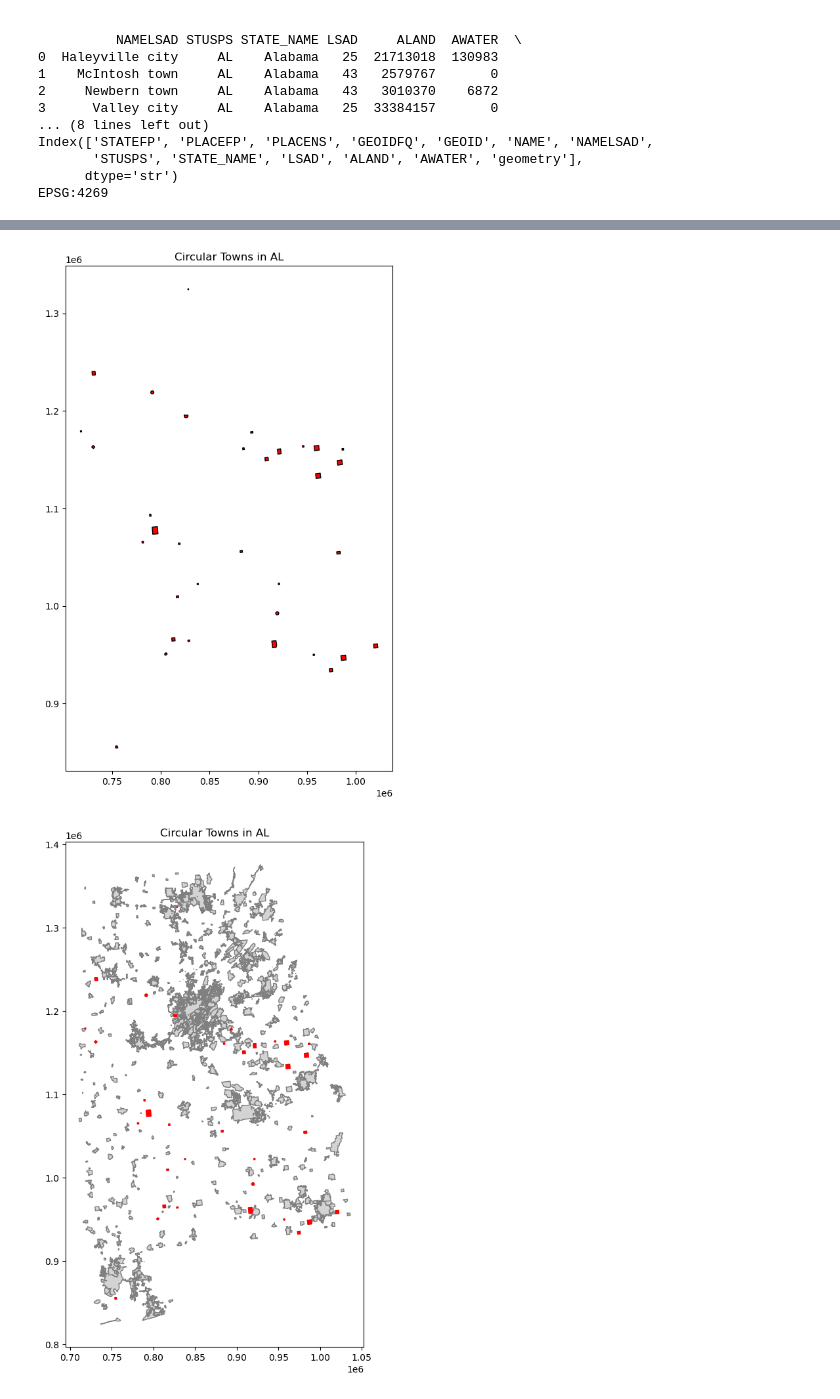
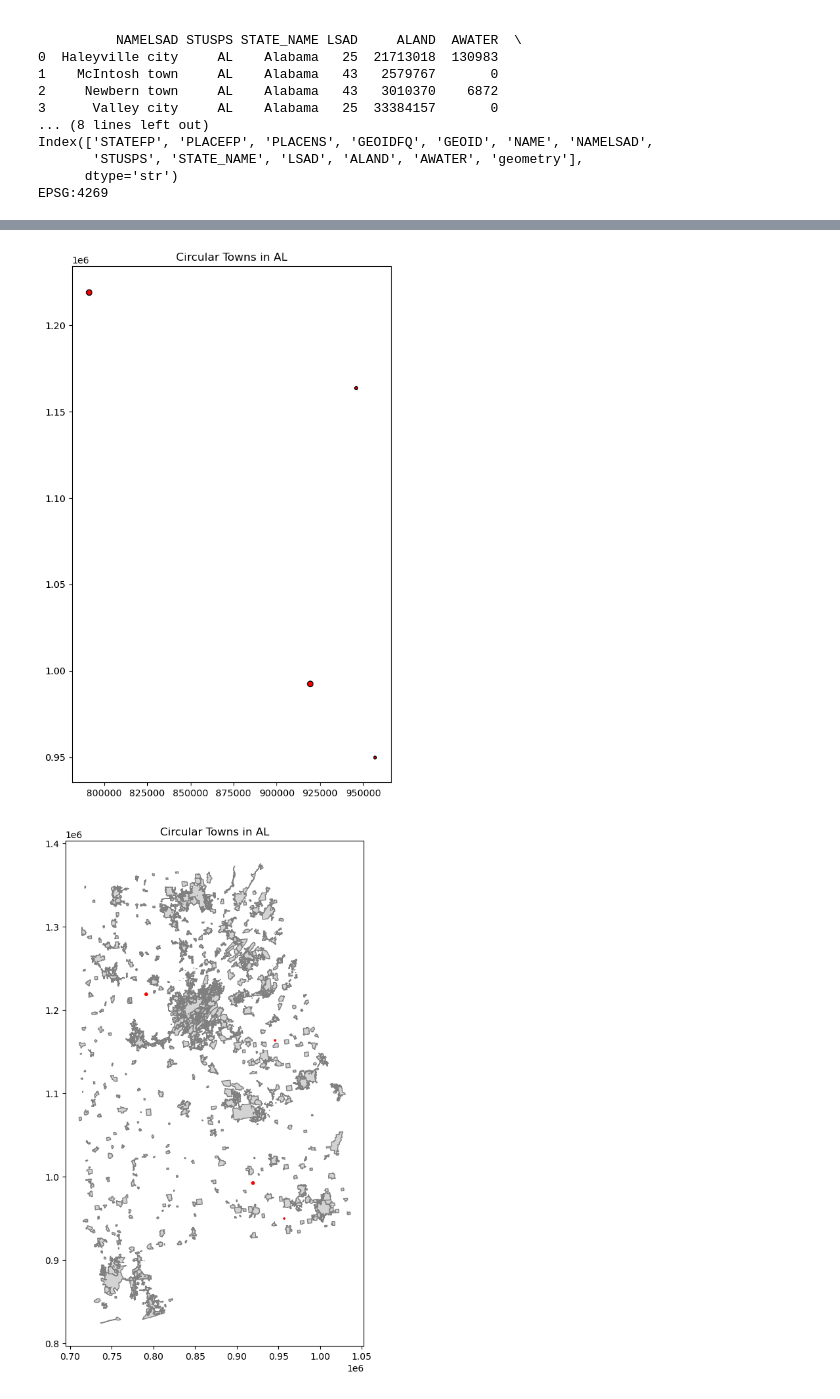
Before and after one commit to JAEL65/In-Class-Activity-2-AES-408, a Jupyter notebook: Alabamacirculartowns-1.ipynb, the cells around one changed output, grey strips where cells are left out. Cells and saved outputs as stored; diff of their text form; code cells hidden in the pictures.

```diff
--- a/Alabamacirculartowns-1.ipynb
+++ b/Alabamacirculartowns-1.ipynb
@@ -3,11 +3,12 @@ import geopandas as gpd
 import numpy as np
 import matplotlib.pyplot as plt
 
-gdf = gpd.read_file(r"C:\Users\jaely\OneDrive\Documents\AES408\cb_2024_01_place_500k\cb_2024_01_place_500k.shp")
+places = gpd.read_file(r"C:\Users\jaely\OneDrive\Documents\AES408\cb_2024_01_place_500k\cb_2024_01_place_500k.shp")
+states = gpd.read_file(r"C:\Users\jaely\OneDrive\Documents\AES408\cb_2024_us_state_500k\cb_2024_us_state_500k.shp")
 
-print(gdf.head())
-print(gdf.columns)
-print(gdf.crs)
+print(places.head())
+print(places.columns)
+print(places.crs)
 # %% [output]
   STATEFP PLACEFP   PLACENS           GEOIDFQ    GEOID        NAME  \
 0      01   32704  02403782  1600000US0132704  0132704  Haleyville
@@ -27,14 +28,14 @@ Index(['STATEFP', 'PLACEFP', 'PLACENS', 'GEOIDFQ', 'GEOID', 'NAME', 'NAMELSAD',
       dtype='str')
 EPSG:4269
 # %%
-gdf = gdf.to_crs(epsg=5070)
+places = places.to_crs(epsg=5070)
 
-gdf["area"]= gdf.geometry.area
-gdf["perimeter"] = gdf.geometry.length
+places["area"]= places.geometry.area
+places["perimeter"] = places.geometry.length
 
-gdf["cirularity"] = (4 * np.pi * gdf["area"]) / (gdf["perimeter"] ** 2)
+places["cirularity"] = (4 * np.pi * places["area"]) / (places["perimeter"] ** 2)
 
-circular_towns = gdf[gdf["cirularity"] > 0.75]
+circular_towns = places[places["cirularity"] > 0.80]
 
 print(circular_towns[["NAME", "cirularity"]])
 # %% [output]
@@ -63,13 +52,13 @@ circular_towns.plot(ax=ax, color="red", edgecolor="black")
 plt.title("Circular Towns in AL")
 plt.show()
 # %% [output]
-[figure, old version]
+[figure, new version]
 # %%
 #better attempt
 fig, ax = plt.subplots(figsize=(10, 10))
-gdf.plot(ax=ax, color="lightgray", edgecolor="gray")
+places.plot(ax=ax, color="lightgray", edgecolor="gray")
 circular_towns.plot(ax=ax, color="red", edgecolor="red")
 plt.title("Circular Towns in AL")
 plt.show()
 # %% [output]
-[figure, old version]
+[figure, new version]
```
Also changed, not shown: parts of 3 cells of this notebook.
